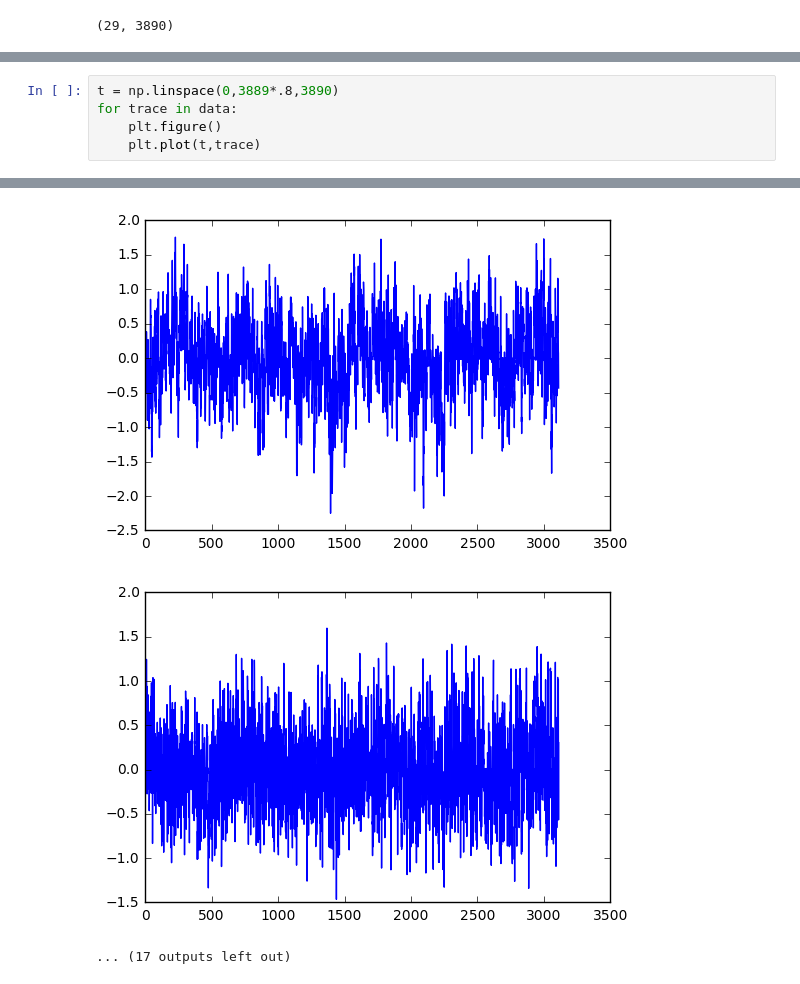
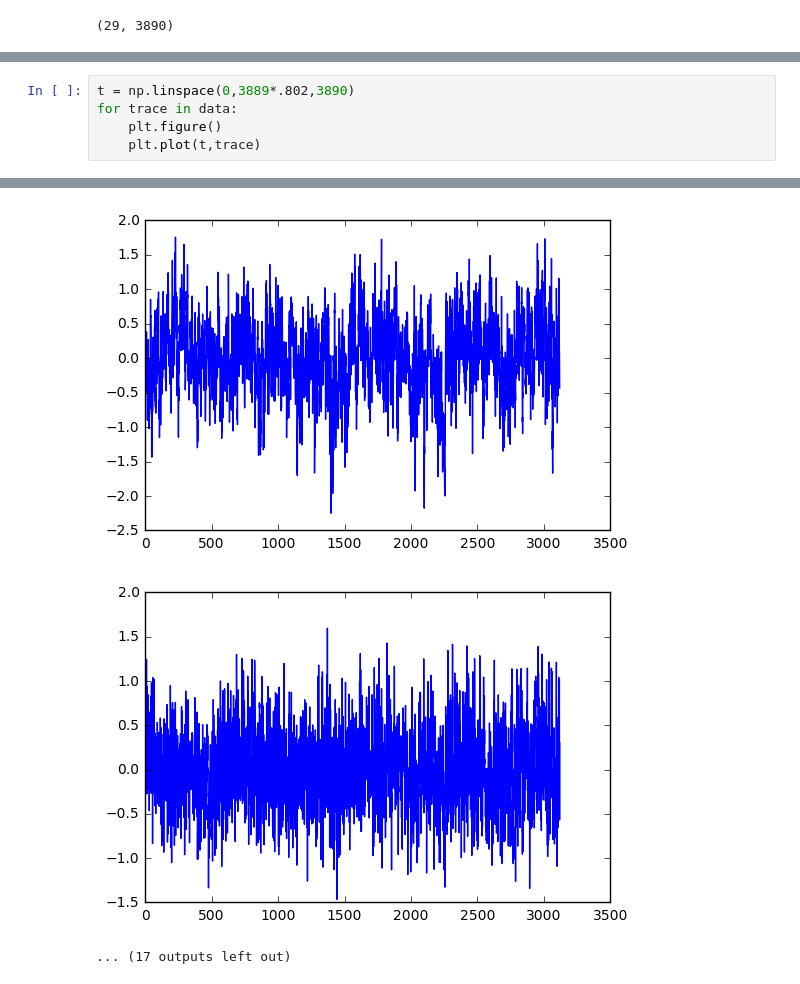
Before and after one commit to hstrey/nicotine-paper, a Jupyter notebook: fMRI time series analysis.ipynb, the cells around one changed output, grey strips where cells are left out. Drawn from its saved outputs; the diff is of its cells as text.

```diff
--- a/fMRI time series analysis.ipynb
+++ b/fMRI time series analysis.ipynb
@@ -14,5 +23,5 @@ print(data.shape)
 # %%
-t = np.linspace(0,3889*.8,3890)
+t = np.linspace(0,3889*.802,3890)
 for trace in data:
     plt.figure()
     plt.plot(t,trace)
@@ -30,3 +39,3 @@ for trace in data:
-[figure, old version]
+[figure, new version]
-[figure, old version]
+[figure, new version]
 ... (17 outputs left out)
```
Also changed, not shown: parts of 2 cells of this notebook, 10 other files.
